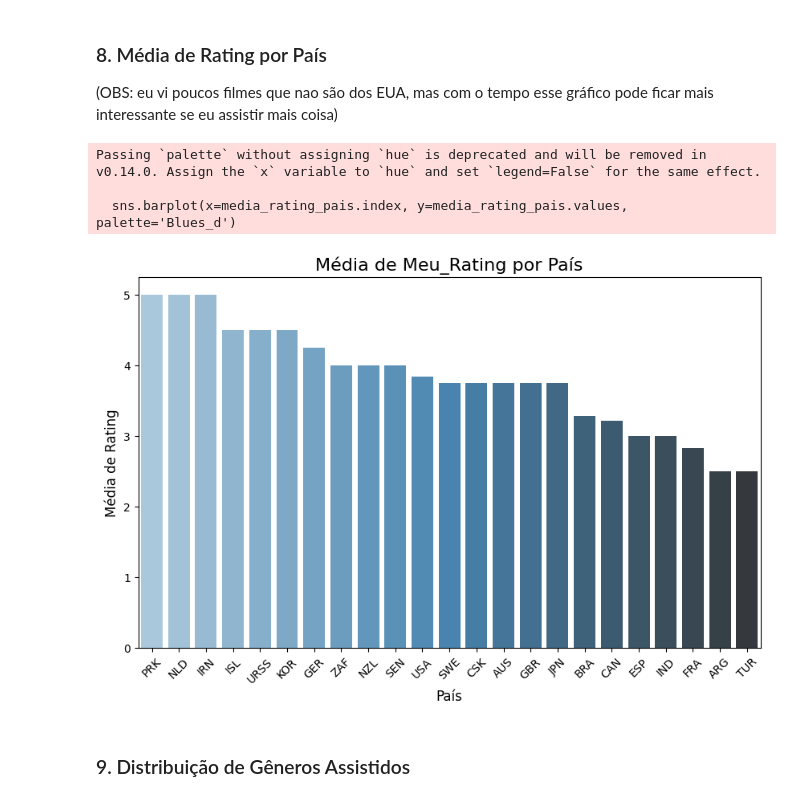
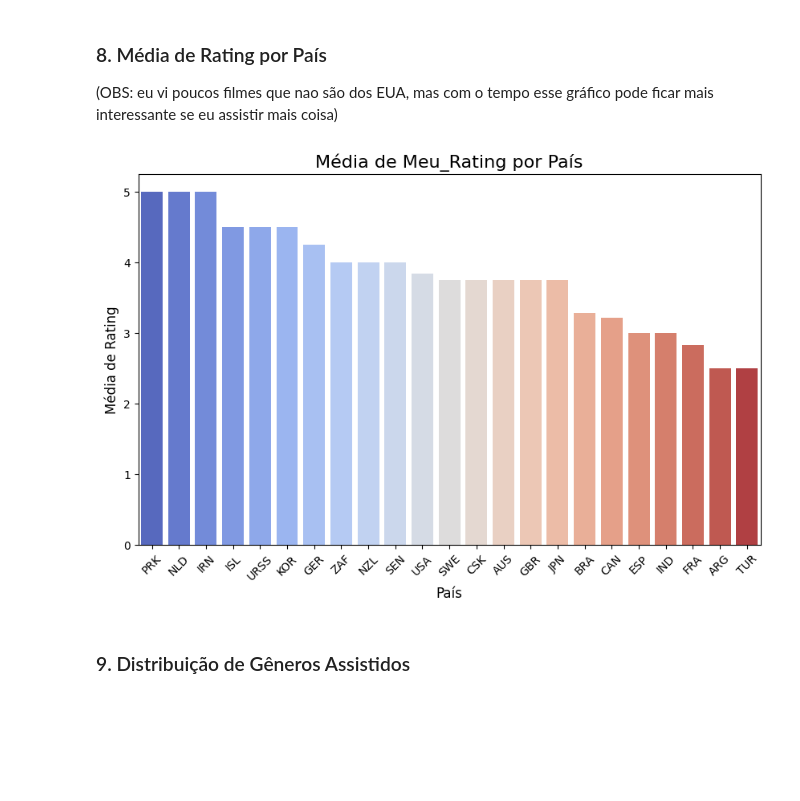
Before and after one commit to Gallicchio-Tavares/Desafio-Filmes, a Jupyter notebook: analise-meus-filmes.ipynb, the cells around one changed output. Saved outputs shown, nothing was run; the diff lists cells and outputs as text; code cells hidden in the pictures; blank space fills up the shorter version.

```diff
--- a/analise-meus-filmes.ipynb
+++ b/analise-meus-filmes.ipynb
@@ -174,18 +162,15 @@ plt.show()
 # %%
 media_rating_pais = df.groupby('País')['Meu_Rating'].mean().sort_values(ascending=False)
 
 plt.figure(figsize=(10, 6))
-sns.barplot(x=media_rating_pais.index, y=media_rating_pais.values, palette='Blues_d')
+sns.barplot(x=media_rating_pais.index, y=media_rating_pais.values, palette='coolwarm', hue=media_rating_pais.index)
 plt.title('Média de Meu_Rating por País', fontsize=16)
-plt.xlabel('País', fontsize=12) #TODO: mudar os nomes dos países pro código ISO de 3 letras pq a visualização tá péssima
+plt.xlabel('País', fontsize=12)
 plt.ylabel('Média de Rating', fontsize=12)
 plt.xticks(rotation=45)
 plt.show()
 # %% [output]
-Passing `palette` without assigning `hue` is deprecated and will be removed in v0.14.0. Assign the `x` variable to `hue` and set `legend=False` for the same effect.
-
-  sns.barplot(x=media_rating_pais.index, y=media_rating_pais.values, palette='Blues_d')
-[figure, old version]
+[figure, new version]
 # %% [markdown]
 ### 9. Distribuição de Gêneros Assistidos
 # %%
```
Also changed, not shown: parts of 5 cells of this notebook.
